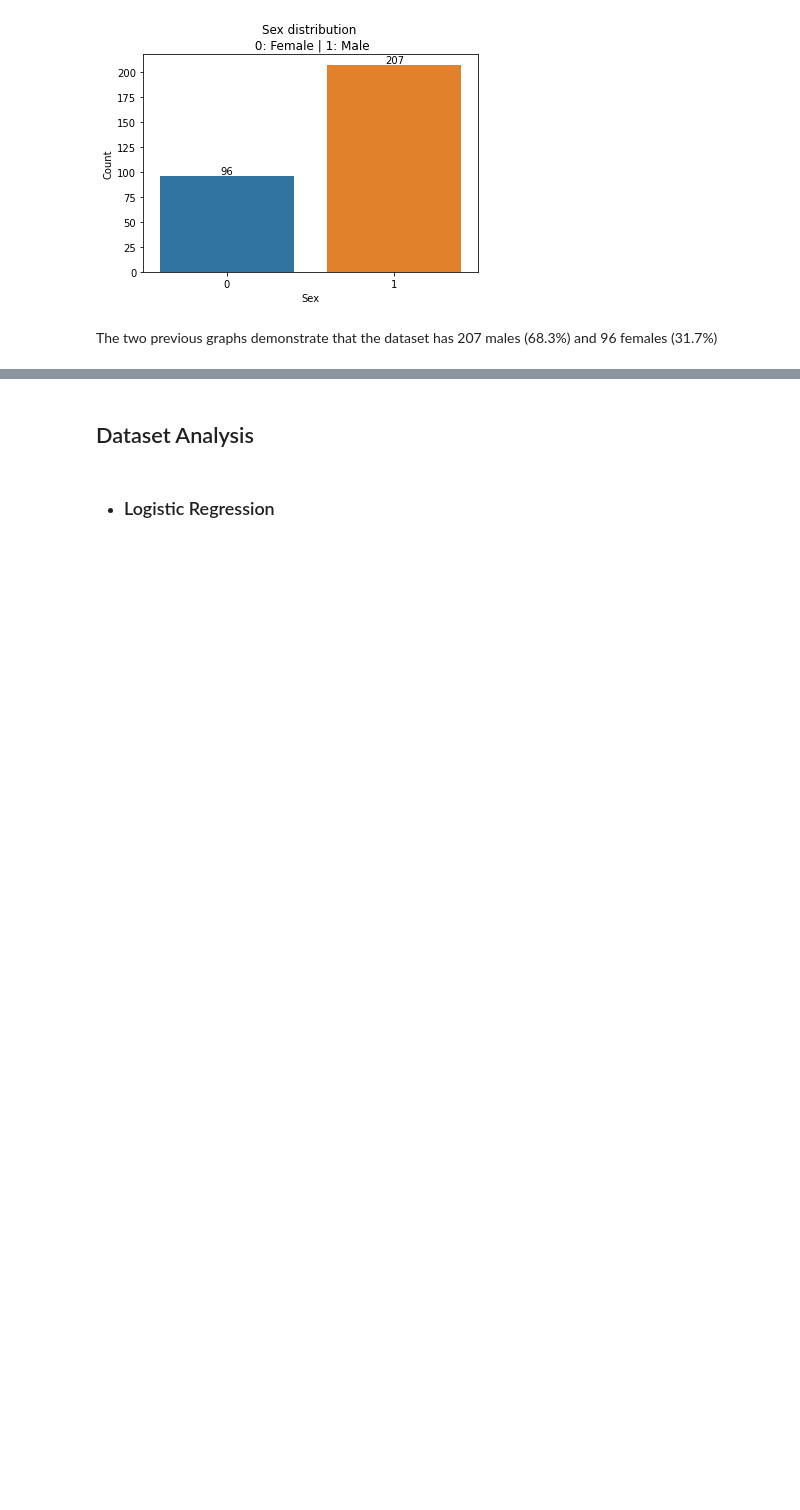
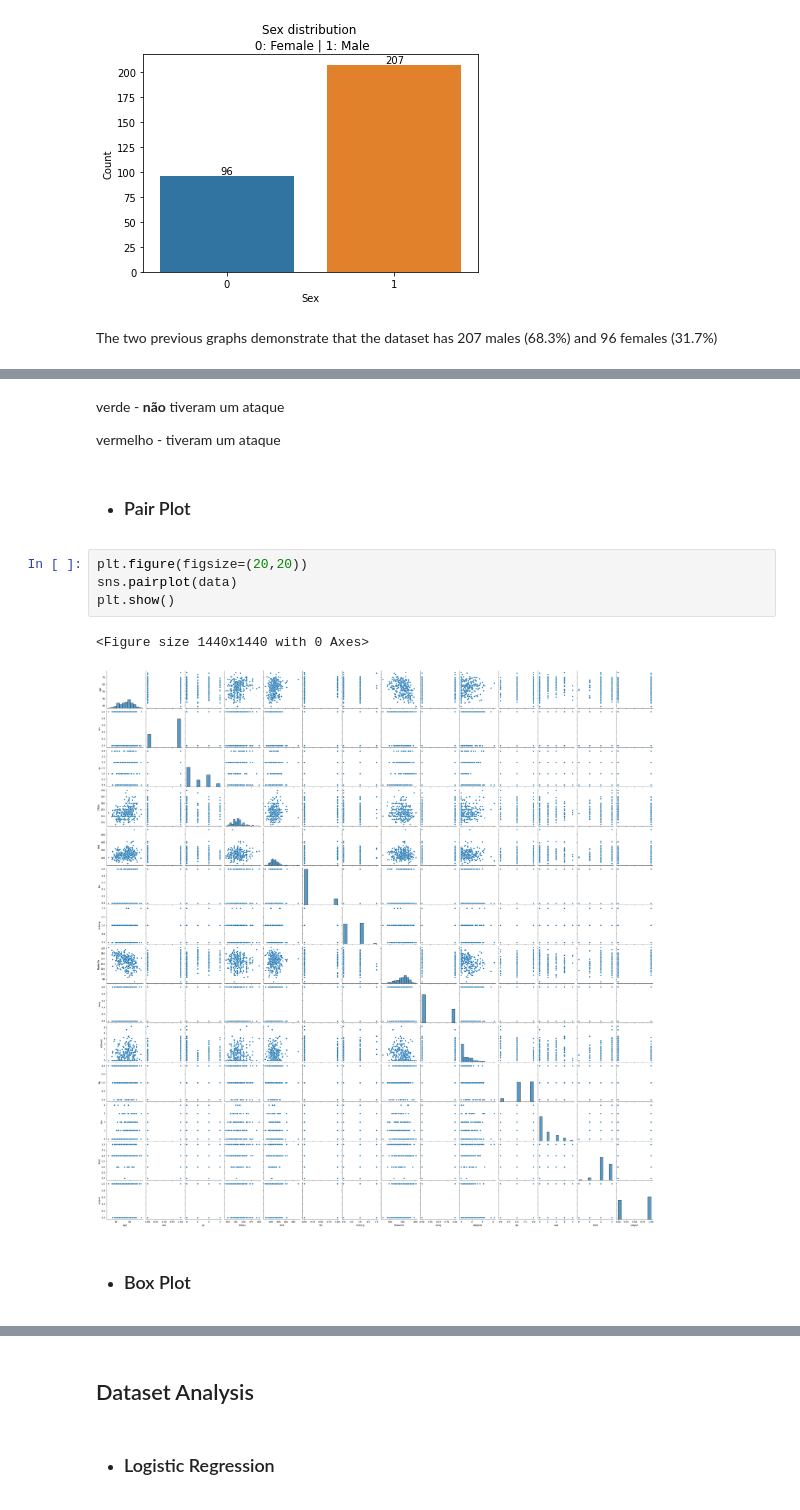
Before and after one commit to joaoreis16/heart_attack_prediction, a Jupyter notebook: code/main.ipynb, the cells around one changed output, grey strips where cells are left out. Saved outputs shown, nothing was run; the diff lists cells and outputs as text; blank space fills up the shorter version.

```diff
--- a/code/main.ipynb
+++ b/code/main.ipynb
@@ -105,3 +132,18 @@ The two previous graphs demonstrate that the dataset has 207 males (68.3%) and 9
+# %% [markdown]
+verde - **não** tiveram um ataque
+
+vermelho - tiveram um ataque
+# %% [markdown]
+* ### Pair Plot
+# %%
+plt.figure(figsize=(20,20))
+sns.pairplot(data)
+plt.show()
+# %% [output]
+<Figure size 1440x1440 with 0 Axes>
+[figure, added]
+# %% [markdown]
+* ### Box Plot
 # %%
 fig = plt.figure(figsize=(18,16))
 gs = fig.add_gridspec(2,3)
```
Also changed, not shown: parts of 10 cells of this notebook.
